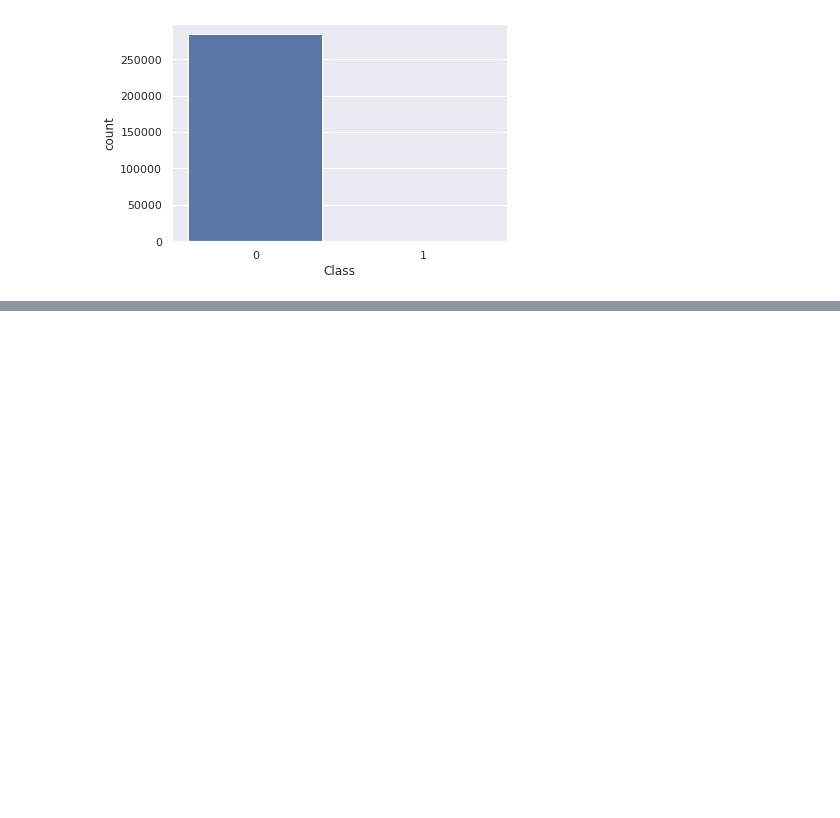
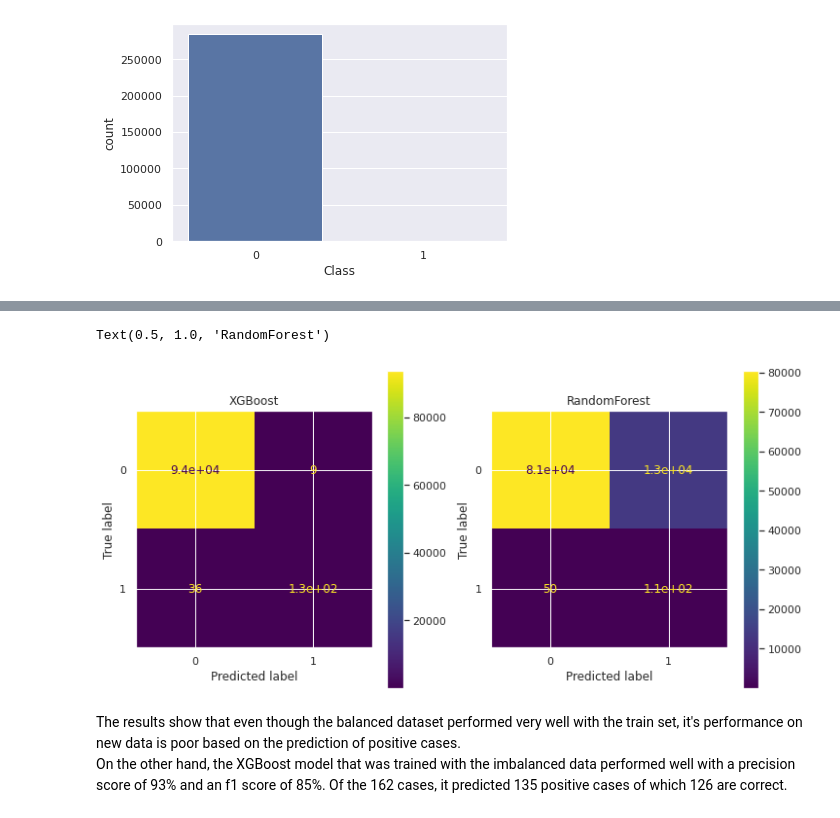
Before and after one commit to David2CN/CCFraud_Detection, a Jupyter notebook: Credit Card Fraud Detection.ipynb, the cells around one changed output, grey strips where cells are left out. Drawn from its saved outputs; the diff is of its cells as text; code cells hidden in the pictures; blank space fills up the shorter version.

Commit message:
finalized notebook

```diff
--- a/Credit Card Fraud Detection.ipynb
+++ b/Credit Card Fraud Detection.ipynb
@@ -260,11 +218,12 @@ Oversampling and undersampling techniques are applied to reduce imbalance.<br>
 [Back to Contents](#contents)
 # %%
-overs = SMOTE(sampling_strategy = 0.1)
-unders = RandomUnderSampler(sampling_strategy = 0.1)
+overs = SMOTE(sampling_strategy = 0.5)
+unders = RandomUnderSampler(sampling_strategy = 0.5)
 steps = [("over", overs), ("under", unders)]
 pipe = Pipeline(steps = steps)
 X, y = pipe.fit_resample(X, y)
 # %%
 scaler = StandardScaler()
 hiscaled_data = scaler.fit_transform(X)
-hiscaled_data = pd.DataFrame(hiscaled_data, columns = X.columns)
+hiscaled_data = pd.DataFrame(hiscaled_data, columns = traindata.columns.drop("Class"))
+hx, hy = hiscaled_data, y
@@ -286,3 +243,3 @@ m2 = {svm_imb: 'SVM'}
 # %%
-#final_model = { , }
+final_model = XGBClassifier()
 final_model.fit(fx, fy)
@@ -288,0 +254,3 @@ final_model.fit(fx, fy)
+# %%
+final_model2 = RandomForestClassifier()
+final_model2.fit(hx, hy)
@@ -318,0 +290,13 @@ The final model has a precision score of  .
+# %%
+fig, axes = plt.subplots(1, 2, figsize=(12, 6))
+ax1, ax2 = axes.ravel()
+plot_confusion_matrix(final_model, scaled_test, y_test, ax = ax1)
+plot_confusion_matrix(final_model2, scaled_test, y_test, ax = ax2)
+ax1.set_title("XGBoost")
+ax2.set_title("RandomForest")
+# %% [output]
+Text(0.5, 1.0, 'RandomForest')
+[figure, added]
+# %% [markdown]
+The results show that even though the balanced dataset performed very well with the train set, it's performance on new data is poor based on the prediction of positive cases.<br></br>
+On the other hand, the XGBoost model that was trained with the imbalanced data performed well with a precision score of 93% and an f1 score of 85%. Of the 162 cases, it predicted 135 positive cases of which 126 are correct.
```
Also changed, not shown: parts of 45 cells of this notebook, 5 other files.
